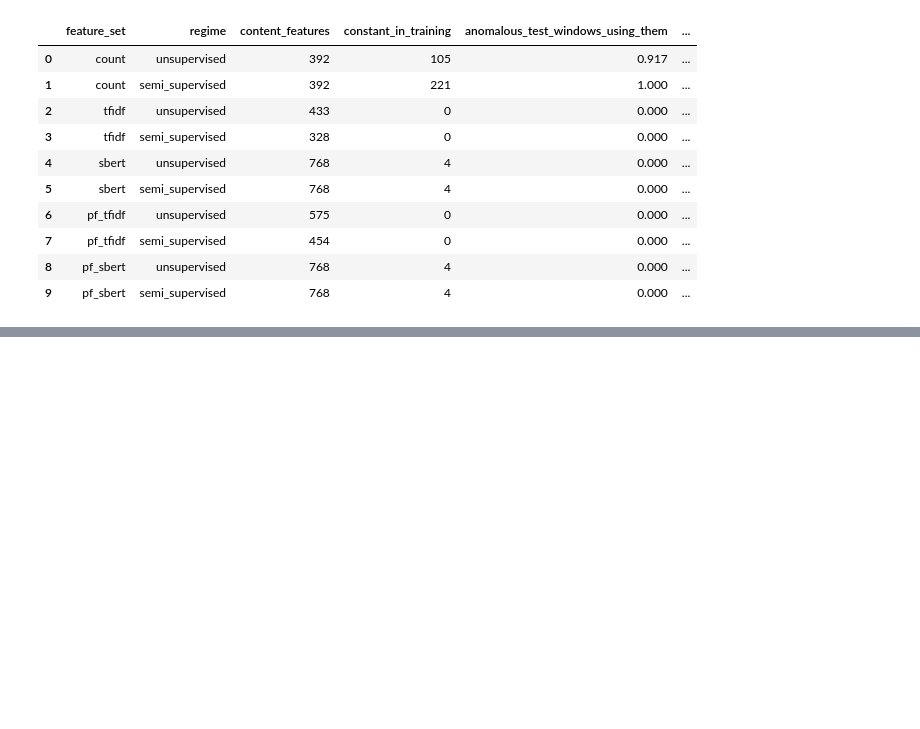
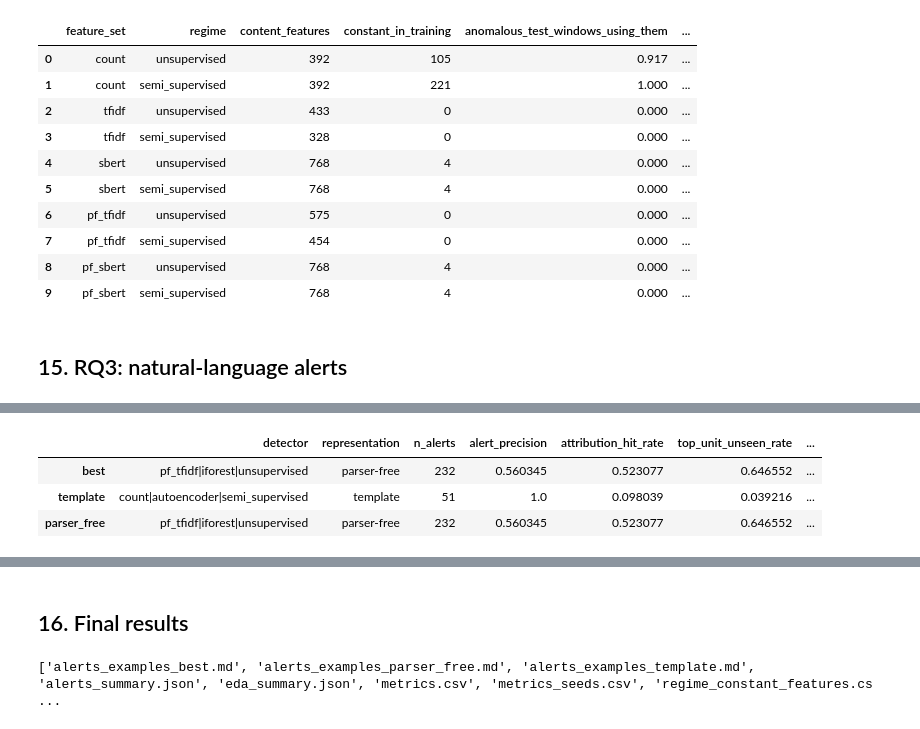
Before and after one commit to ShreyaB143/COS802-Project, a Jupyter notebook: notebooks/01_pipeline.ipynb, the cells around one changed output, grey strips where cells are left out. Saved outputs shown, nothing was run; the diff lists cells and outputs as text; code cells hidden in the pictures; blank space fills up the shorter version.

Commit message:
finalised rq3

```diff
--- a/notebooks/01_pipeline.ipynb
+++ b/notebooks/01_pipeline.ipynb
@@ -1123,3 +1123,36 @@ constant_features.round(3)
 | 7 | pf_tfidf | semi_supervised | 454 | 0 | 0.000 | ... |
 | 8 | pf_sbert | unsupervised | 768 | 4 | 0.000 | ... |
 | 9 | pf_sbert | semi_supervised | 768 | 4 | 0.000 | ... |
+# %% [markdown]
+## 15. RQ3: natural-language alerts
+# %%
+MIDPLANE = r"^(R\d+-M\d+)"  # rack and midplane, e.g. R02-M1
+
+def choose_best(results: pd.DataFrame, representation: str | None = None) -> pd.Series | None:
+    cand = results[results["regime"].isin(REGIMES)]
+    if representation:
+        cand = cand[cand["representation"] == representation]
+    return None if cand.empty else cand.sort_values("val_auc_pr", ascending=False).iloc[0]
+
+def occlusion(det: Detector, C_rows: sp.csr_matrix, max_units: int = 30) -> list[list[tuple[int, float]]]:
+    """For each window: (message-type column, score drop when that type's lines are removed), largest drop first."""
+    C_rows = C_rows.tocsr()
+    batches, owners = [], []
+    for i in range(C_rows.shape[0]):
+        row = C_rows[i]
+        order = np.argsort(-row.data)[:max_units]
+        variants = [row]
+        for j in order:
+            v = row.copy()
+            v.data[j] = 0
+            v.eliminate_zeros()
+            variants.append(v)
+        batches.append(sp.vstack(variants))
+        owners.append(row.indices[order])
+    all_scores = det.score(sp.vstack(batches).tocsr())    # one call scores every variant of every window
+    out, k = [], 0
+    for cols in owners:
+        base, drops = all_scores[k], all_scores[k + 1:k + 1 + len(cols)]
+        k += 1 + len(cols)
+        out.append(sorted(zip(cols.tolist(), (base - drops).tolist()), key=lambda t: -t[1]))
+    return out
@@ -1125,0 +1267,7 @@ constant_features.round(3)
+# %%
+results = pd.read_csv(RESULTS / "metrics.csv")
+with timer("alert generation (RQ3)"):
+    run_alerts()
+display(pd.DataFrame(json.loads((RESULTS / "alerts_summary.json").read_text())).T)
+display(Markdown((RESULTS / "alerts_examples_best.md").read_text()[:3000]))
+# %% [output]
@@ -1125,0 +1282,4 @@ constant_features.round(3)
+|  | detector | representation | n_alerts | alert_precision | attribution_hit_rate | top_unit_unseen_rate | ... |
+| best | pf_tfidf|iforest|unsupervised | parser-free | 232 | 0.560345 | 0.523077 | 0.646552 | ... |
+| template | count|autoencoder|semi_supervised | template | 51 | 1.0 | 0.098039 | 0.039216 | ... |
+| parser_free | pf_tfidf|iforest|unsupervised | parser-free | 232 | 0.560345 | 0.523077 | 0.646552 | ... |
@@ -1125,0 +1344,11 @@ constant_features.round(3)
+# %% [markdown]
+## 16. Final results
+# %%
+for name in ["eda_summary.json", "metrics.csv", "metrics_seeds.csv", "splits_summary.csv", "splits_profile.csv",
+             "splits_runs.csv", "regime_constant_features.csv", "alerts_summary.json",
+             "alerts_examples_best.md", "alerts_examples_template.md", "alerts_examples_parser_free.md"]:
+    if (RESULTS / name).exists():
+        shutil.copy(RESULTS / name, TABLES_DIR / name)
+print(sorted(p.name for p in TABLES_DIR.iterdir()))
+# %% [output]
+['alerts_examples_best.md', 'alerts_examples_parser_free.md', 'alerts_examples_template.md', 'alerts_summary.json', 'eda_summary.json', 'metrics.csv', 'metrics_seeds.csv', 'regime_constant_features.cs ...
```
Also changed, not shown: parts of 3 cells of this notebook, 18 other files.
